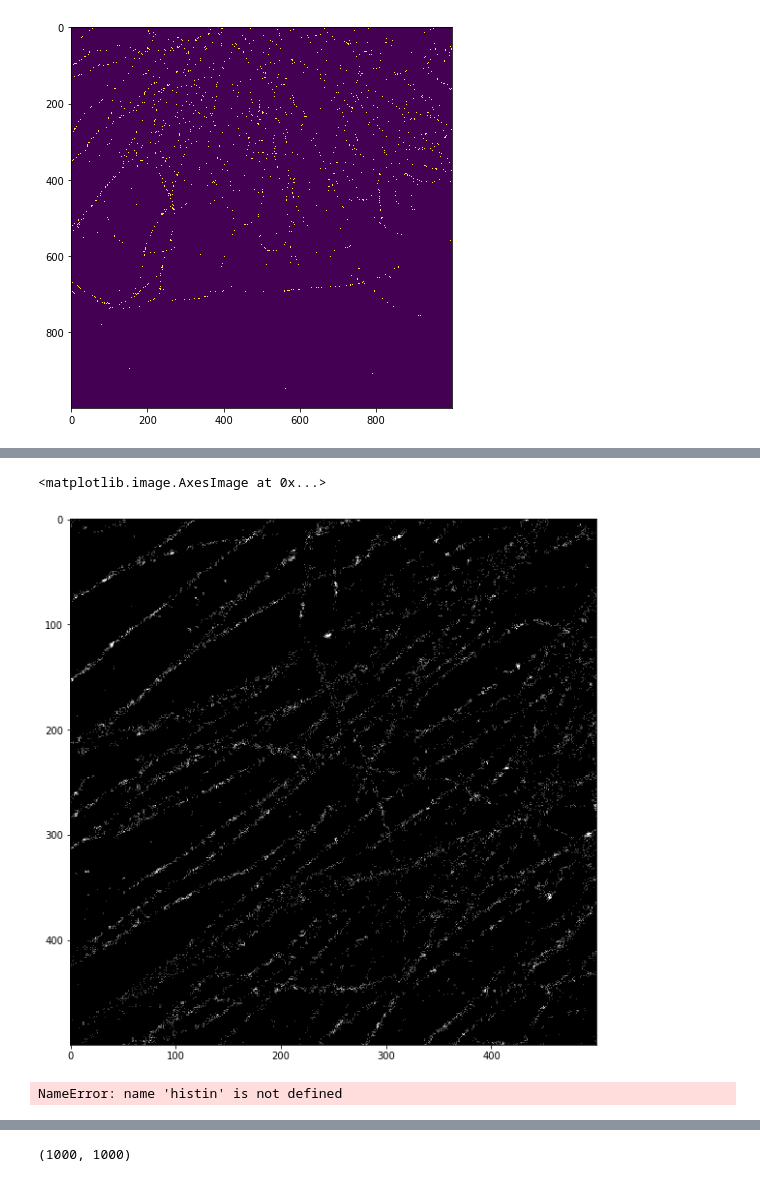
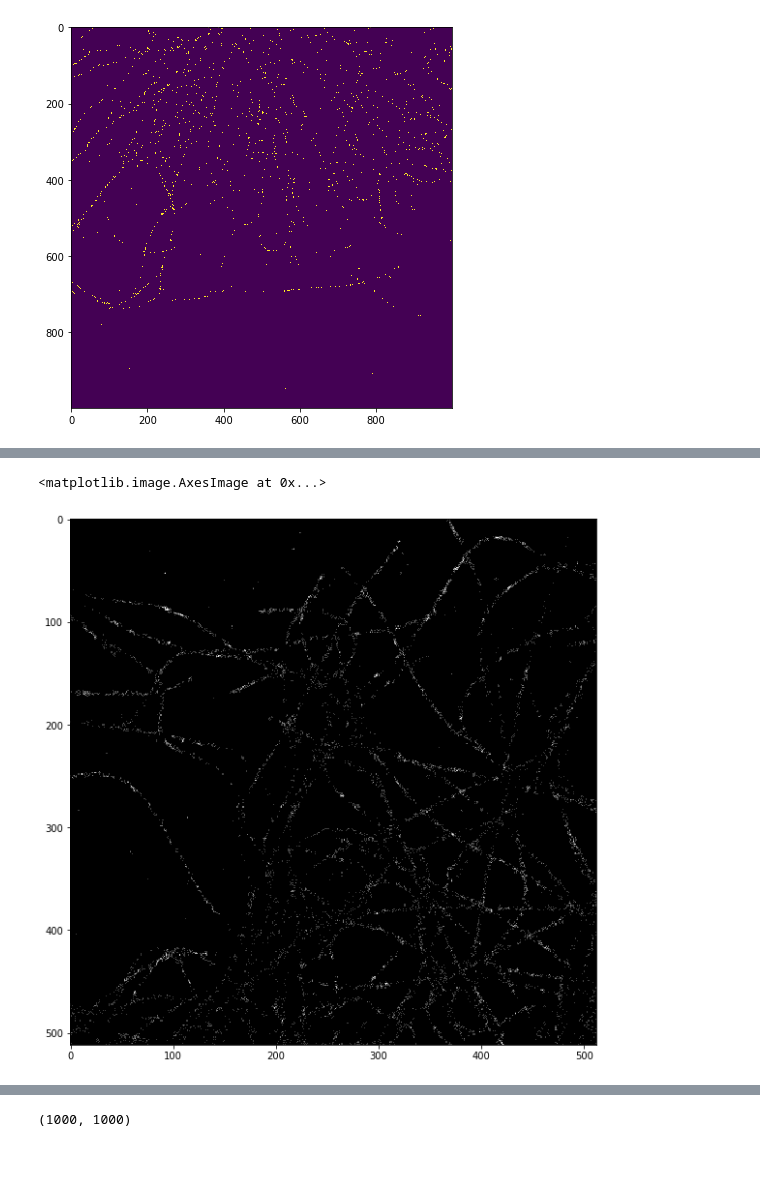
Before and after one commit to czbiohub/noise2self-smlm, a Jupyter notebook: SMLM Application.ipynb, the cells around one changed output, grey strips where cells are left out. Drawn from its saved outputs; the diff is of its cells as text; code cells hidden in the pictures.

```diff
--- a/SMLM Application.ipynb
+++ b/SMLM Application.ipynb
@@ -91,7 +91,8 @@ from loader.smlm_datasets import get_localization_source
 #file_type = 'csv'
 #data_dir = '/Users/weiouyang/Dropbox (Imod Pasteur)/ANNA-PALM-paper/ANNAPALM-SOFTWARE/training_data/microtubules-data-annapalm/csv-files/test'
 file_type = 'smlm'
-data_dir = '/Users/weiouyang/Dropbox (Imod Pasteur)/ANNA-PALM-paper/ANNAPALM-SOFTWARE/training_data/microtubules-data-annapalm/smlm-files/train'
+data_dir = '/Users/weiouyang/Dropbox (Imod Pasteur)/ANNA-PALM-paper/ANNAPALM-SOFTWARE/training_data/microtubules-data-annapalm/train'
 
-source_train = get_localization_source(data_dir, file_type=file_type)
+source_train = get_localization_source(data_dir, file_type=file_type, target_size=(512, 512), A_frame=1000, B_frame=1000, A_frame_limit=[0, 6000], B_frame_limit=[0, 6000], memory_cache=True, repeat=10)
+source_valid = get_localization_source(data_dir, file_type=file_type, target_size=(512, 512), A_frame=1000, B_frame=1.0, A_frame_limit=[0, 6000], B_frame_limit=[0, 1.0], memory_cache=True, repeat=1)
 # %% [output]
@@ -108,12 +101,7 @@ KeyboardInterrupt:
 # %%
-a, b, c, d, e = source_train
+a, b, c = source_valid[0]
 plt.figure(figsize=(10,10))
-plt.imshow(a[500:1000,500:1000,0], cmap = 'Greys_r')
+plt.imshow(a[:,:,0], cmap = 'Greys_r')
 # %% [output]
 <matplotlib.image.AxesImage at 0x...>
-[figure, old version]
+[figure, new version]
-# %%
-histin = Tensor(histin[:, :, 0]).unsqueeze(0).unsqueeze(0)
-histout = Tensor(histout[:, :, 0]).unsqueeze(0).unsqueeze(0)
-# %% [output]
-NameError: name 'histin' is not defined
```
Also changed, not shown: parts of 4 cells of this notebook, 1 other file.
